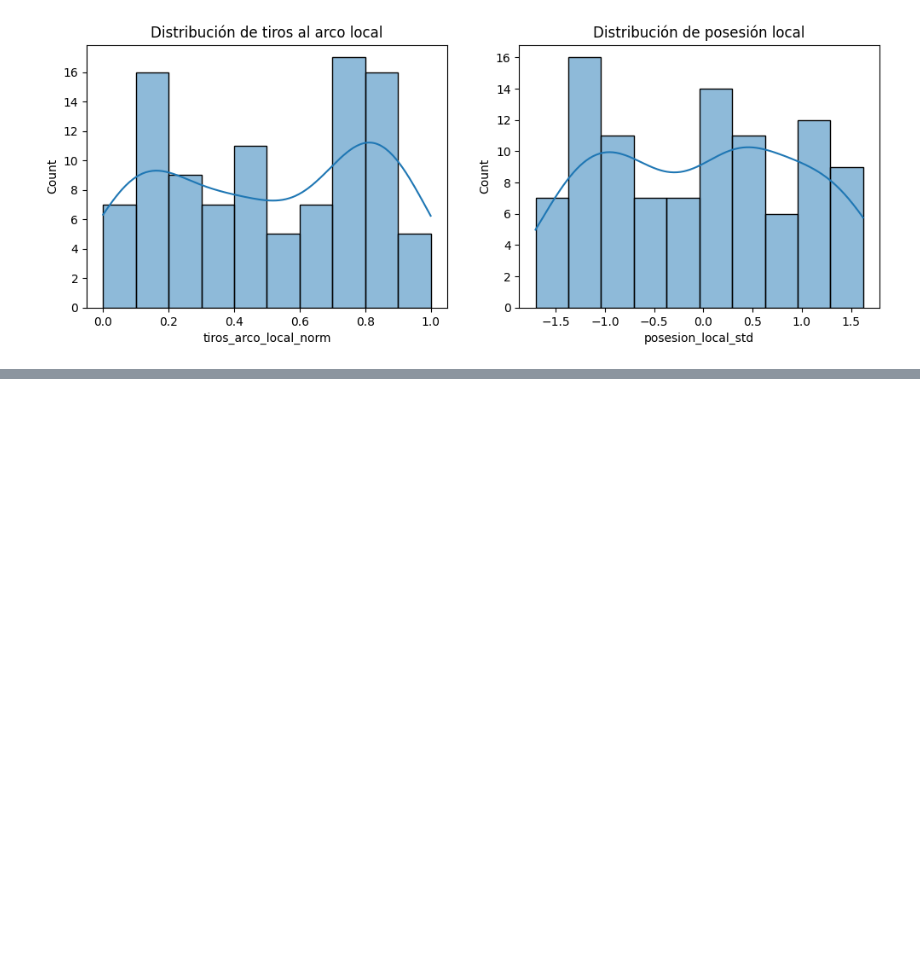
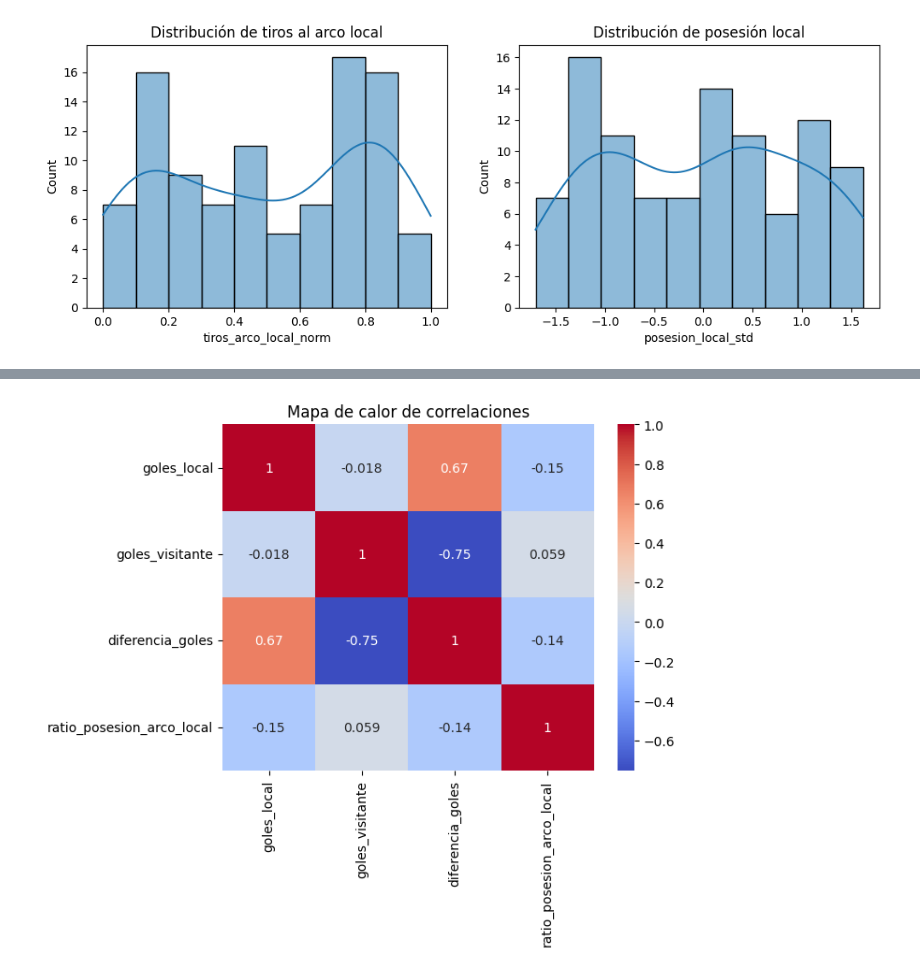
Before and after one commit to andresfelipebarragannino6-ai/Machine-Learning, a Jupyter notebook: Untitled13.ipynb, the cells around one changed output, grey strips where cells are left out. Cells and saved outputs as stored; diff of their text form; code cells hidden in the pictures; blank space fills up the shorter version.

```diff
--- a/Untitled13.ipynb
+++ b/Untitled13.ipynb
@@ -288,0 +334,11 @@ plt.show()
+# %%
+# Análisis de correlaciones
+corr_var = ['goles_local','goles_visitante','diferencia_goles','ratio_posesion_arco_local']
+corr_matrix = df_partidos[corr_var].corr()
+
+# Mapa de calor
+sns.heatmap(corr_matrix,annot=True,cmap='coolwarm')
+plt.title('Mapa de calor de correlaciones')
+plt.show()
+# %% [output]
+[figure, added]
```
Also changed, not shown: parts of 18 cells of this notebook.
